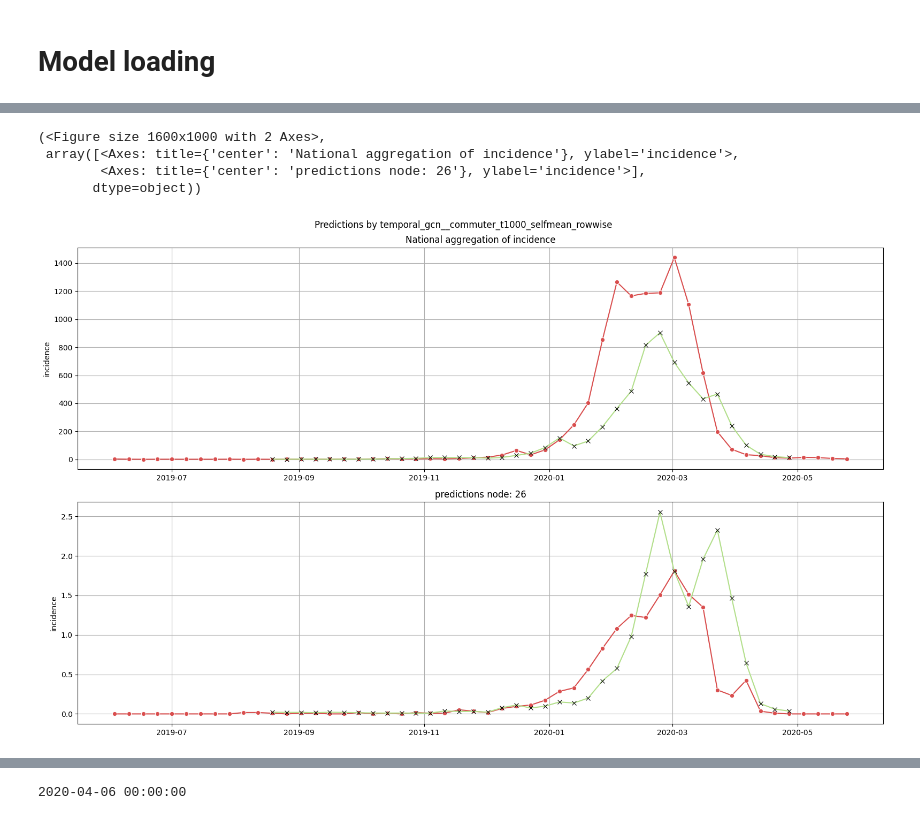
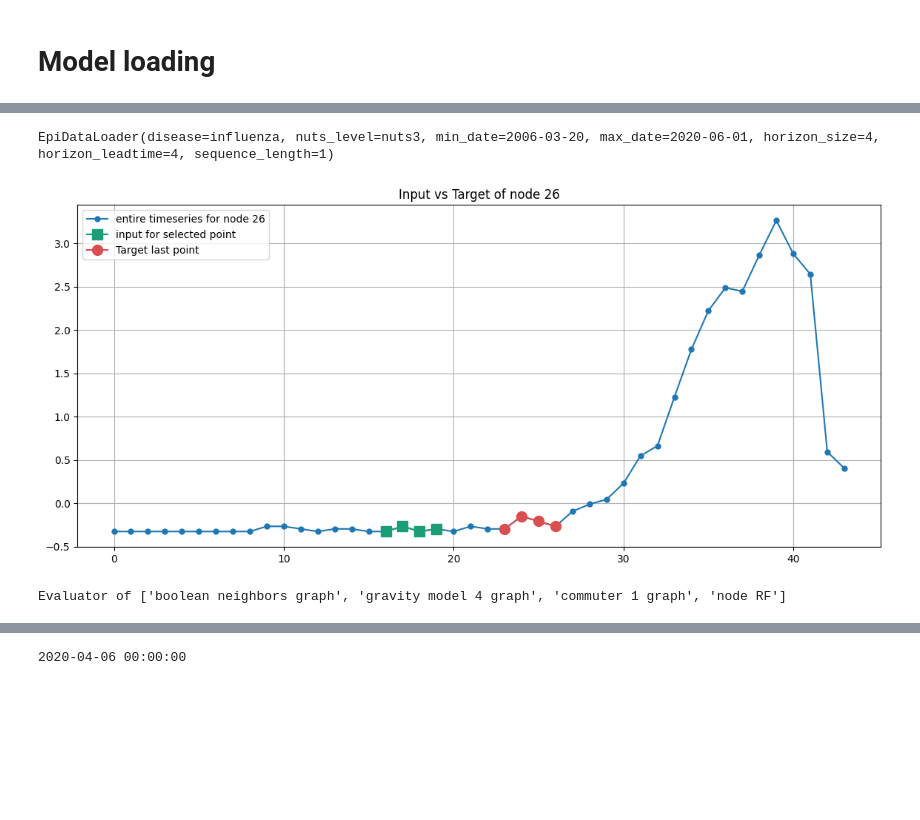
Before and after one commit to stends2001/infectious_disease_gnn, a Jupyter notebook: src/notebooks_storyline/4. TGCNs1.ipynb, the cells around one changed output, grey strips where cells are left out. Cells and saved outputs as stored; diff of their text form; code cells hidden in the pictures; blank space fills up the shorter version.

```diff
--- a/src/notebooks_storyline/4. TGCNs1.ipynb
+++ b/src/notebooks_storyline/4. TGCNs1.ipynb
@@ -65,0 +185,5 @@ TGCNModel(name='temporal_gcn__commuter_t1000_selfmean_rowwise', strategy='Standa
+# %%
+dl1.preview_dataloader(26,timepoint=23)
+# %% [output]
+EpiDataLoader(disease=influenza, nuts_level=nuts3, min_date=2006-03-20, max_date=2020-06-01, horizon_size=4, horizon_leadtime=4, sequence_length=1)
+[figure, added]
@@ -66,8 +196,7 @@ TGCNModel(name='temporal_gcn__commuter_t1000_selfmean_rowwise', strategy='Standa
 # %%
-ml.show_forecasts('test',26)
+evallign.add_evaluation(0)
+evallign.add_evaluation(1)
+evallign.add_evaluation(2)
+evallign.add_evaluation(3)
 # %% [output]
-(<Figure size 1600x1000 with 2 Axes>,
- array([<Axes: title={'center': 'National aggregation of incidence'}, ylabel='incidence'>,
-        <Axes: title={'center': 'predictions node: 26'}, ylabel='incidence'>],
-       dtype=object))
+Evaluator of ['boolean neighbors graph', 'gravity model 4 graph', 'commuter 1 graph', 'node RF']
-[figure, removed]
```
Also changed, not shown: parts of 7 cells of this notebook, 59 other files.
